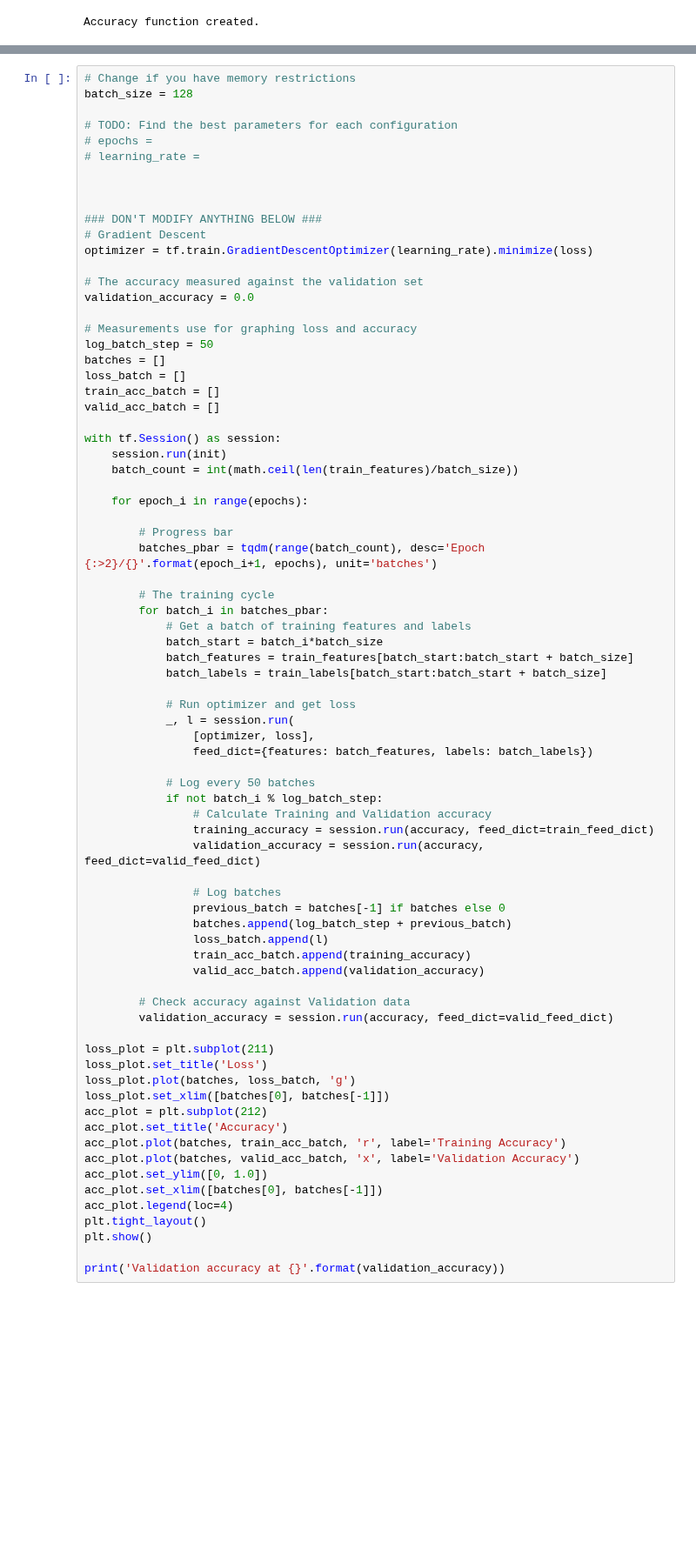
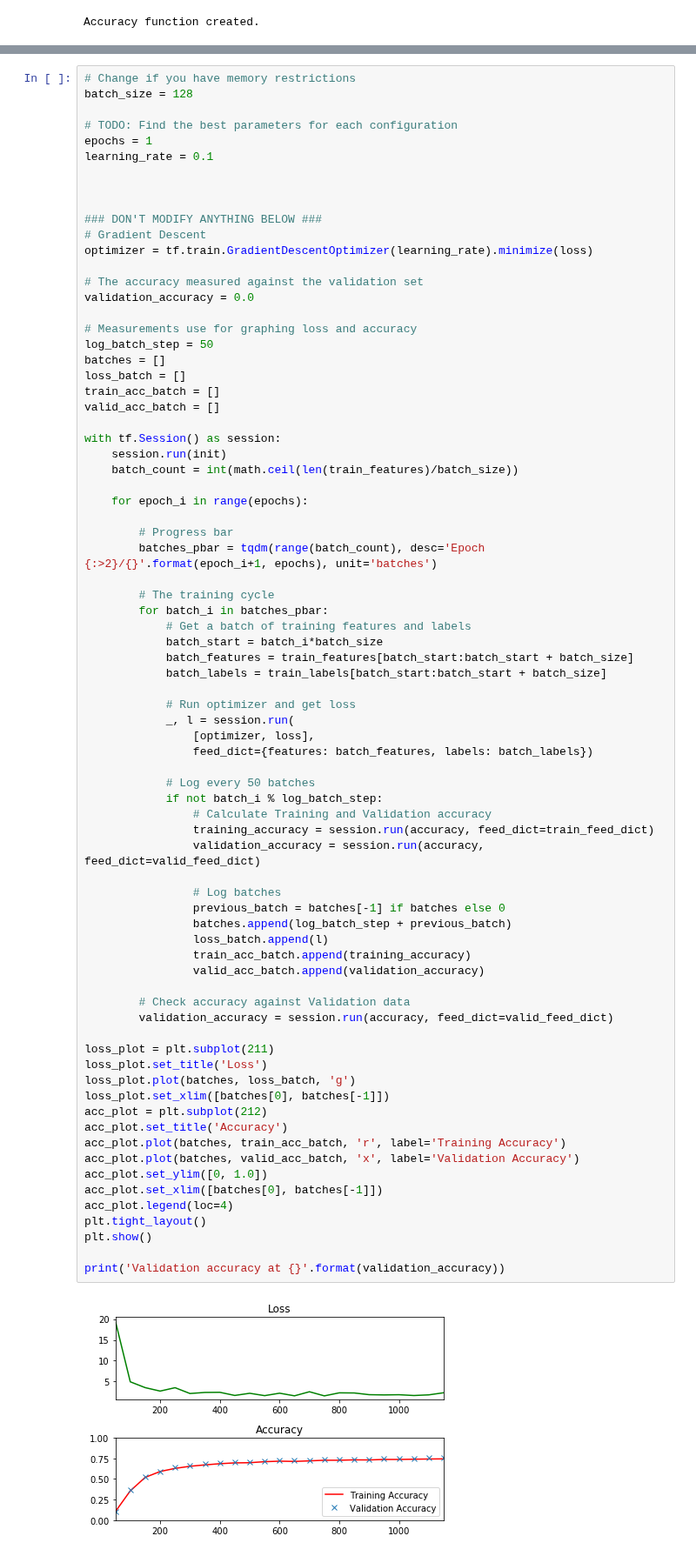
Before and after one commit to thomasdunlap/deep-learning, a Jupyter notebook: intro-to-tensorflow/intro_to_tensorflow.ipynb, the cells around one changed output, grey strips where cells are left out. Shown at 87% size. Saved outputs shown, nothing was run; the diff lists cells and outputs as text; blank space fills up the shorter version.

```diff
--- a/intro-to-tensorflow/intro_to_tensorflow.ipynb
+++ b/intro-to-tensorflow/intro_to_tensorflow.ipynb
@@ -369,8 +369,8 @@ The code will print out a Loss and Accuracy graph, so you can see how well the n
 batch_size = 128
 
 # TODO: Find the best parameters for each configuration
-# epochs =
-# learning_rate =
+epochs = 1
+learning_rate = 0.1
 
 
 
@@ -413,30 +413,32 @@ with tf.Session() as session:
             if not batch_i % log_batch_step:
                 # Calculate Training and Validation accuracy
                 training_accuracy = session.run(accuracy, feed_dict=train_feed_dict)
                 validation_accuracy = session.run(accuracy, feed_dict=valid_feed_dict)
 
                 # Log batches
                 previous_batch = batches[-1] if batches else 0
                 batches.append(log_batch_step + previous_batch)
                 loss_batch.append(l)
                 train_acc_batch.append(training_accuracy)
                 valid_acc_batch.append(validation_accuracy)
 
         # Check accuracy against Validation data
         validation_accuracy = session.run(accuracy, feed_dict=valid_feed_dict)
 
 loss_plot = plt.subplot(211)
 loss_plot.set_title('Loss')
 loss_plot.plot(batches, loss_batch, 'g')
 loss_plot.set_xlim([batches[0], batches[-1]])
 acc_plot = plt.subplot(212)
 acc_plot.set_title('Accuracy')
 acc_plot.plot(batches, train_acc_batch, 'r', label='Training Accuracy')
 acc_plot.plot(batches, valid_acc_batch, 'x', label='Validation Accuracy')
 acc_plot.set_ylim([0, 1.0])
 acc_plot.set_xlim([batches[0], batches[-1]])
 acc_plot.legend(loc=4)
 plt.tight_layout()
 plt.show()
 
 print('Validation accuracy at {}'.format(validation_accuracy))
+# %% [output]
+[figure, added]
```
Also changed, not shown: parts of 2 cells of this notebook.
